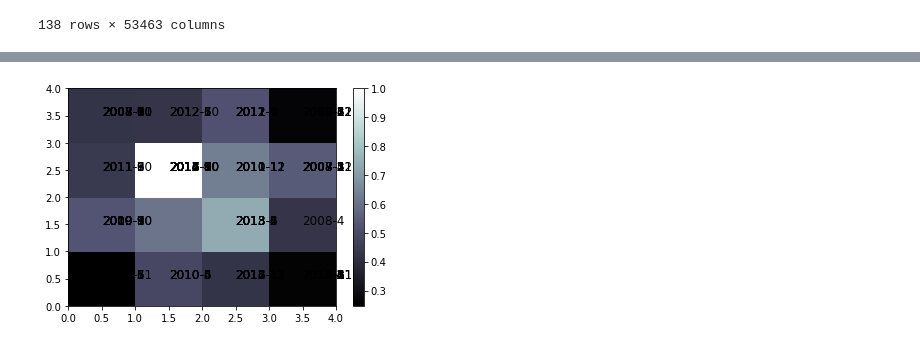
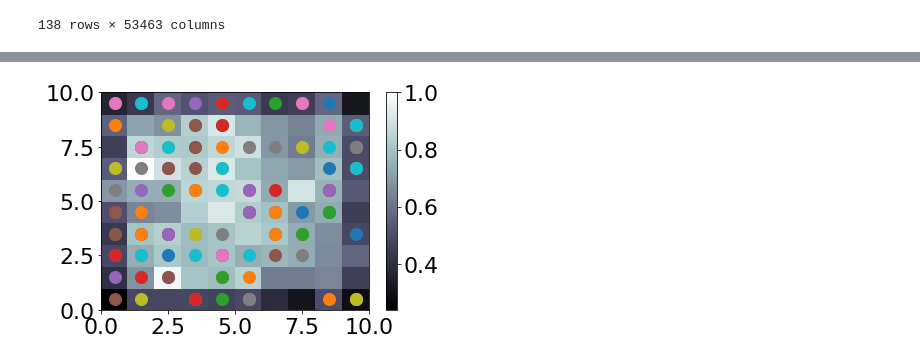
Before and after one commit to JunShen19/Self-Organizing-Maps, a Jupyter notebook: som.ipynb, the cells around one changed output, grey strips where cells are left out. Drawn from its saved outputs; the diff is of its cells as text; code cells hidden in the pictures.

```diff
--- a/som.ipynb
+++ b/som.ipynb
@@ -4,6 +4,7 @@ import numpy as np
 import pandas as pd
 import matplotlib.pyplot as plt
 
+plt.rcParams.update({'font.size': 22})
 import tool
 # %%
 # import the dataset
@@ -97,9 +96,11 @@ X = sc.fit_transform(X)
 # %%
 # import the SOM model
 from minisom import MiniSom
+# %%
+matrix_size = 10
 # %%
 # init the model
-som = MiniSom( x = 4, y = 4, input_len = 53463 , sigma = 1.0, learning_rate = 0.5)
+som = MiniSom( x = matrix_size, y = matrix_size, input_len = 53463 , sigma = 1.0, learning_rate = 0.5)
 # %%
 # init the weight
 som.random_weights_init(X)
@@ -111,14 +110,13 @@ y = dataset.year.astype(str).str.cat(dataset.month.astype(str), join='left', sep
 # %%
 # making a self organization map
 from pylab import bone, pcolor, colorbar, plot, show
 bone()
 pcolor(som.distance_map().T)
 colorbar()
+# plot(0.5,0.5,'o')
 for i, x in enumerate(X):
     w = som.winner(x)
-    plt.text(w[0] + 0.5,
-         w[1] + 0.5, y[i], fontsize=12)
-
+    plot(w[0]+0.5, w[1]+0.5,'o', markersize=12)
 show()
 # %% [output]
-[figure, old version]
+[figure, new version]
```
Also changed, not shown: parts of 8 cells of this notebook.
